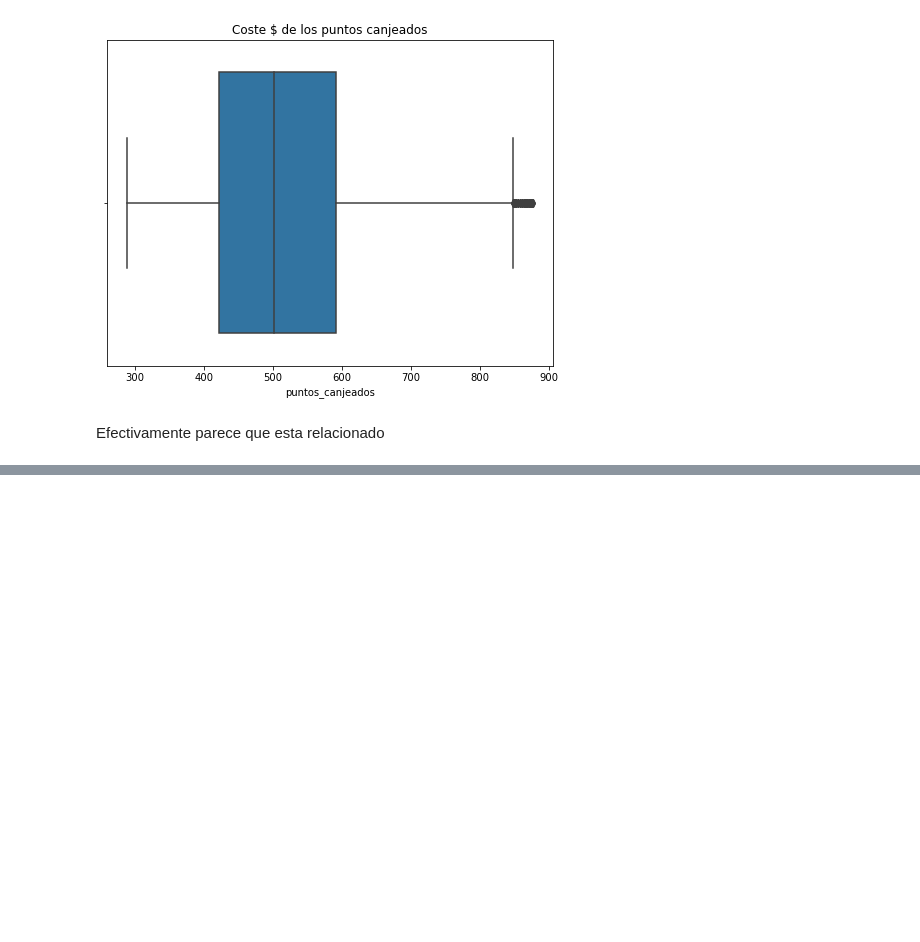
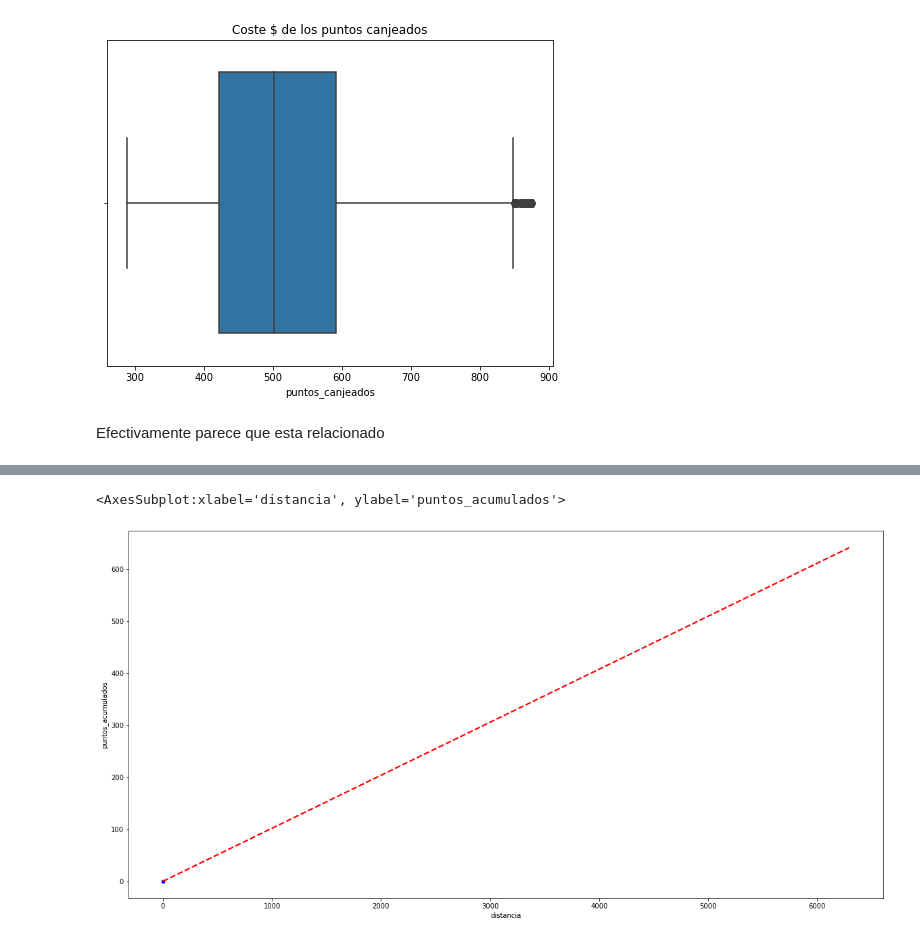
Before and after one commit to Adalab/bda-modulo-3-evaluacion-final-CarmenMoyano, a Jupyter notebook: Limpieza_csv1.ipynb, the cells around one changed output, grey strips where cells are left out. Drawn from its saved outputs; the diff is of its cells as text; code cells hidden in the pictures; blank space fills up the shorter version.

```diff
--- a/Limpieza_csv1.ipynb
+++ b/Limpieza_csv1.ipynb
@@ -131,0 +239,11 @@ Efectivamente parece que esta relacionado
+# %%
+plt.figure(figsize=(20, 10))
+sns.scatterplot(x = "distancia",
+                y = "puntos_acumulados",
+                data = df,
+                hue = "tarjeta_lealtad",
+                color = "blue")
+sns.regplot(x='distancia', y='puntos_acumulados', data=df1, scatter=False, color='red', line_kws={'linestyle': '--'})
+# %% [output]
+<AxesSubplot:xlabel='distancia', ylabel='puntos_acumulados'>
+[figure, added]
```
Also changed, not shown: parts of 15 cells of this notebook, 6 other files.
